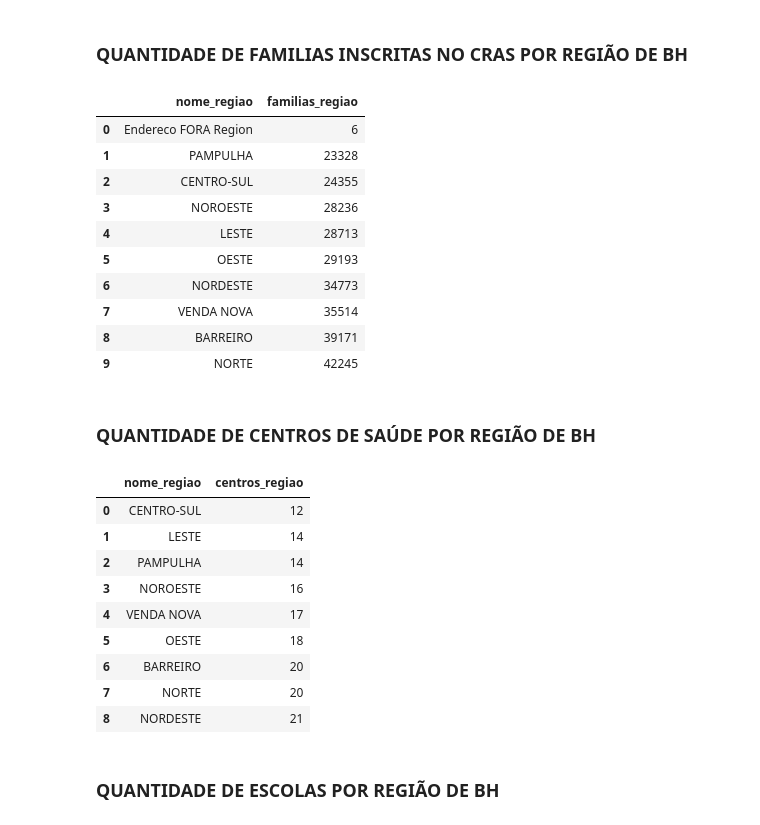
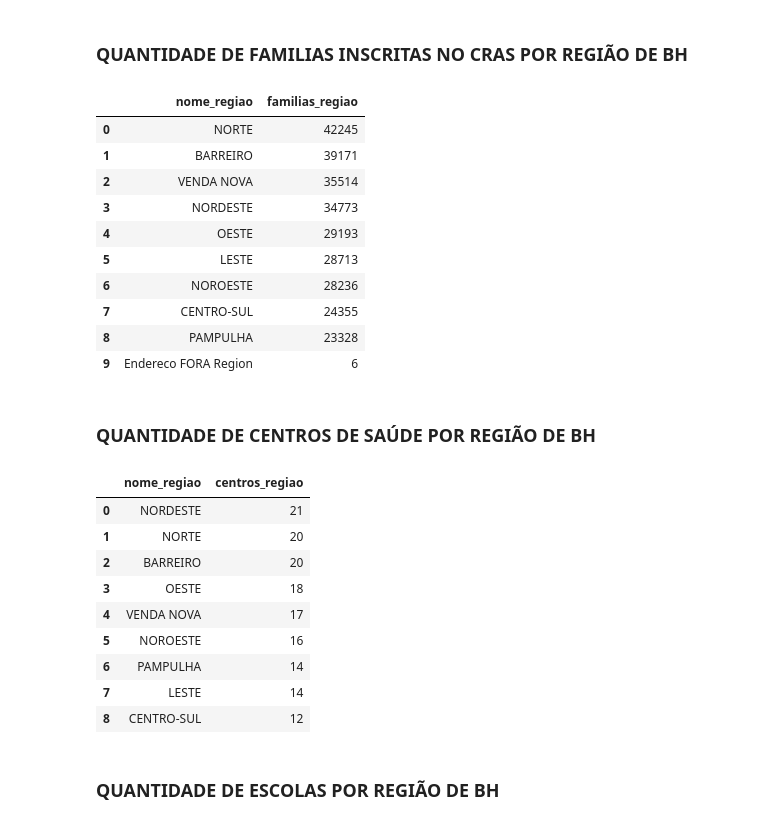
Before and after one commit to lucascassio/TP2-IBD, a Jupyter notebook: TP2.ipynb, the cells around one changed output. Drawn from its saved outputs; the diff is of its cells as text; code cells hidden in the pictures.

```diff
--- a/TP2.ipynb
+++ b/TP2.ipynb
@@ -157,38 +165,38 @@ def runQuery(query, query_name):
 # %% [markdown]
 ### QUANTIDADE DE FAMILIAS INSCRITAS NO CRAS POR REGIÃO DE BH
 # %%
-a1 = "SELECT regioes.nome_regiao, SUM(familias_cras.qtde_familias) AS familias_regiao FROM regioes JOIN familias_cras ON regioes.regiao_id = familias_cras.regiao_id GROUP BY regioes.nome_regiao ORDER BY familias_regiao ASC;"
+a1 = "SELECT regioes.nome_regiao, SUM(familias_cras.qtde_familias) AS familias_regiao FROM regioes JOIN familias_cras ON regioes.regiao_id = familias_cras.regiao_id GROUP BY regioes.nome_regiao ORDER BY familias_regiao DESC;"
 #NÃO ALTERE A LINHA ABAIXO
 runQuery(a1, "a1")
 # %% [output]
 |  | nome_regiao | familias_regiao |
-| 0 | Endereco FORA Region | 6 |
-| 1 | PAMPULHA | 23328 |
-| 2 | CENTRO-SUL | 24355 |
-| 3 | NOROESTE | 28236 |
-| 4 | LESTE | 28713 |
-| 5 | OESTE | 29193 |
-| 6 | NORDESTE | 34773 |
-| 7 | VENDA NOVA | 35514 |
-| 8 | BARREIRO | 39171 |
-| 9 | NORTE | 42245 |
+| 0 | NORTE | 42245 |
+| 1 | BARREIRO | 39171 |
+| 2 | VENDA NOVA | 35514 |
+| 3 | NORDESTE | 34773 |
+| 4 | OESTE | 29193 |
+| 5 | LESTE | 28713 |
+| 6 | NOROESTE | 28236 |
+| 7 | CENTRO-SUL | 24355 |
+| 8 | PAMPULHA | 23328 |
+| 9 | Endereco FORA Region | 6 |
 # %% [markdown]
 ### QUANTIDADE DE CENTROS DE SAÚDE POR REGIÃO DE BH
 # %%
-a2 = "SELECT regioes.nome_regiao, COUNT(abrangencia_saude.id_area_abrangencia_saude) AS centros_regiao FROM regioes JOIN abrangencia_saude ON regioes.nome_regiao = abrangencia_saude.nome_regiao GROUP BY regioes.nome_regiao ORDER BY centros_regiao;"
+a2 = "SELECT regioes.nome_regiao, COUNT(abrangencia_saude.id_area_abrangencia_saude) AS centros_regiao FROM regioes JOIN abrangencia_saude ON regioes.nome_regiao = abrangencia_saude.nome_regiao GROUP BY regioes.nome_regiao ORDER BY centros_regiao DESC;"
 #NÃO ALTERE A LINHA ABAIXO
 runQuery(a2, "a2")
 # %% [output]
 |  | nome_regiao | centros_regiao |
-| 0 | CENTRO-SUL | 12 |
-| 1 | LESTE | 14 |
-| 2 | PAMPULHA | 14 |
-| 3 | NOROESTE | 16 |
+| 0 | NORDESTE | 21 |
+| 1 | NORTE | 20 |
+| 2 | BARREIRO | 20 |
+| 3 | OESTE | 18 |
 | 4 | VENDA NOVA | 17 |
-| 5 | OESTE | 18 |
-| 6 | BARREIRO | 20 |
-| 7 | NORTE | 20 |
-| 8 | NORDESTE | 21 |
+| 5 | NOROESTE | 16 |
+| 6 | PAMPULHA | 14 |
+| 7 | LESTE | 14 |
+| 8 | CENTRO-SUL | 12 |
 # %% [markdown]
 ### QUANTIDADE DE ESCOLAS POR REGIÃO DE BH
 # %%
```
Also changed, not shown: parts of 15 cells of this notebook, 10 other files.
